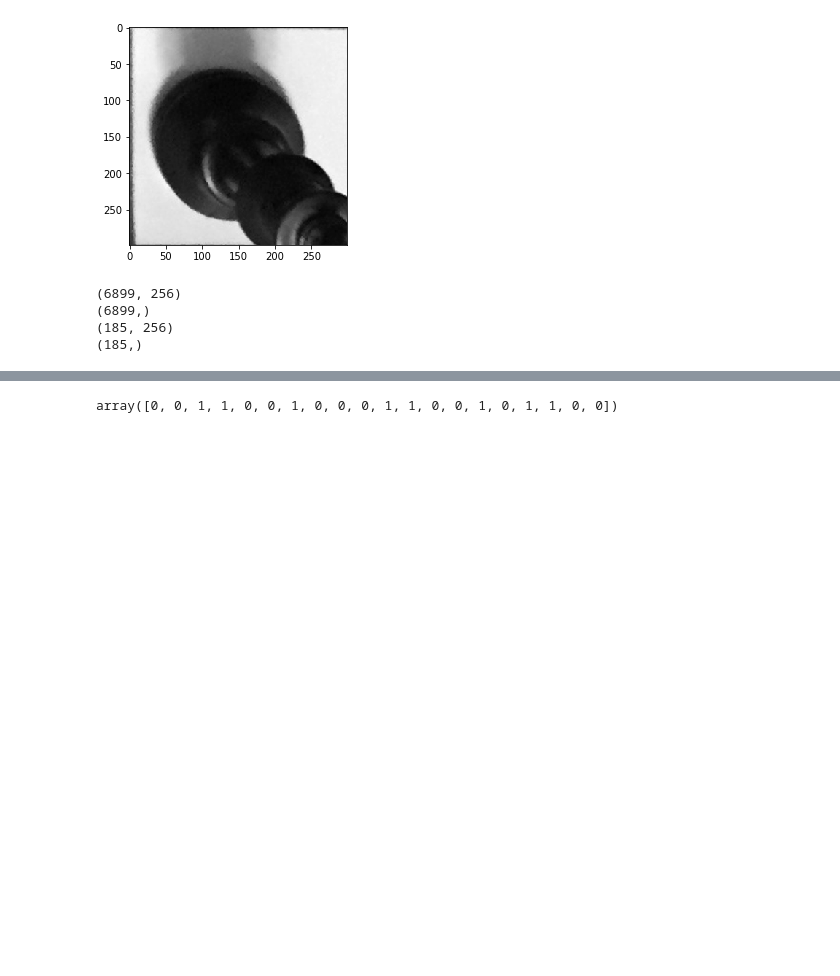
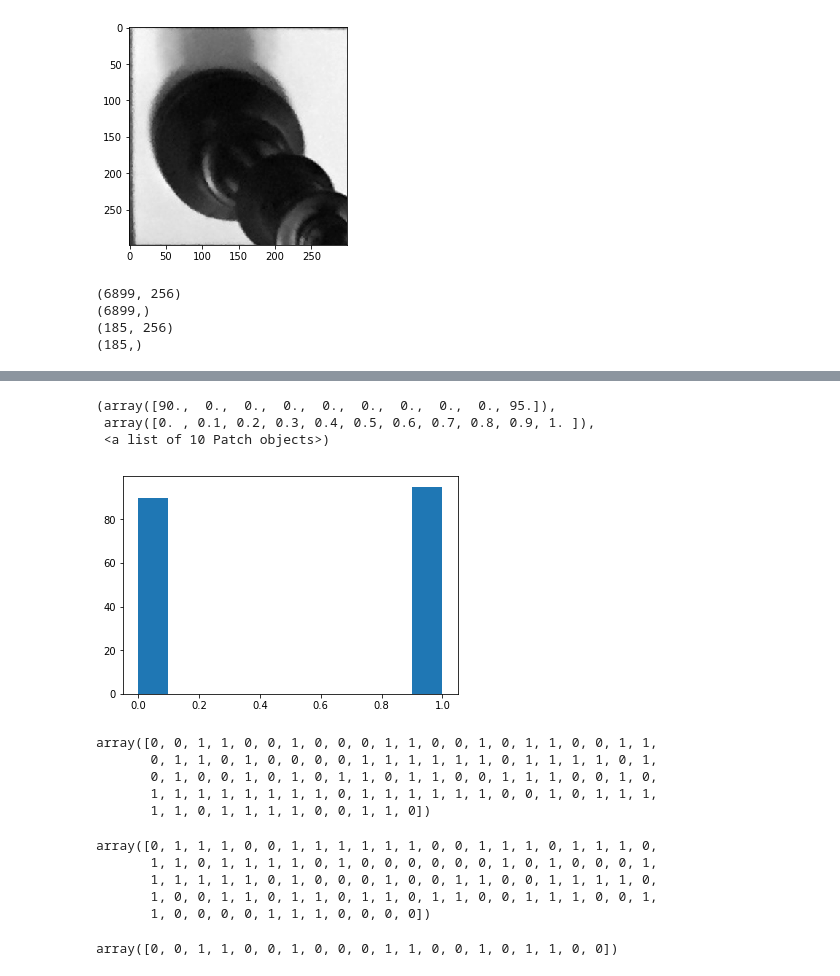
Before and after one commit to ace-racer/Extending-Board-Games-using-deep-learning, a Jupyter notebook: chess_piece_detection/3_class_classifier/ColorClassificationXGB.ipynb, the cells around one changed output, grey strips where cells are left out. Cells and saved outputs as stored; diff of their text form; code cells hidden in the pictures; blank space fills up the shorter version.

```diff
--- a/chess_piece_detection/3_class_classifier/ColorClassificationXGB.ipynb
+++ b/chess_piece_detection/3_class_classifier/ColorClassificationXGB.ipynb
@@ -68,3 +76,26 @@ print(y_test.shape)
+# %%
+plt.hist(y_test)
+# %% [output]
+(array([90.,  0.,  0.,  0.,  0.,  0.,  0.,  0.,  0., 95.]),
+ array([0. , 0.1, 0.2, 0.3, 0.4, 0.5, 0.6, 0.7, 0.8, 0.9, 1. ]),
+ <a list of 10 Patch objects>)
+[figure, added]
+# %%
+y_train[:100]
+# %% [output]
+array([0, 0, 1, 1, 0, 0, 1, 0, 0, 0, 1, 1, 0, 0, 1, 0, 1, 1, 0, 0, 1, 1,
+       0, 1, 1, 0, 1, 0, 0, 0, 0, 1, 1, 1, 1, 1, 1, 0, 1, 1, 1, 1, 0, 1,
+       0, 1, 0, 0, 1, 0, 1, 0, 1, 1, 0, 1, 1, 0, 0, 1, 1, 1, 0, 0, 1, 0,
+       1, 1, 1, 1, 1, 1, 1, 1, 0, 1, 1, 1, 1, 1, 1, 0, 0, 1, 0, 1, 1, 1,
+       1, 1, 0, 1, 1, 1, 1, 0, 0, 1, 1, 0])
+# %%
+y_test[:100]
+# %% [output]
+array([0, 1, 1, 1, 0, 0, 1, 1, 1, 1, 1, 1, 0, 0, 1, 1, 1, 0, 1, 1, 1, 0,
+       1, 1, 0, 1, 1, 1, 1, 0, 1, 0, 0, 0, 0, 0, 0, 1, 0, 1, 0, 0, 0, 1,
+       1, 1, 1, 1, 1, 0, 1, 0, 0, 0, 1, 0, 0, 1, 1, 0, 0, 1, 1, 1, 1, 0,
+       1, 0, 0, 1, 1, 0, 1, 1, 0, 1, 1, 0, 1, 1, 0, 0, 1, 1, 1, 0, 0, 1,
+       1, 0, 0, 0, 0, 1, 1, 1, 0, 0, 0, 0])
 # %%
 num_training_records = X_train.shape[0]
 # %%
```
Also changed, not shown: parts of 8 cells of this notebook.
